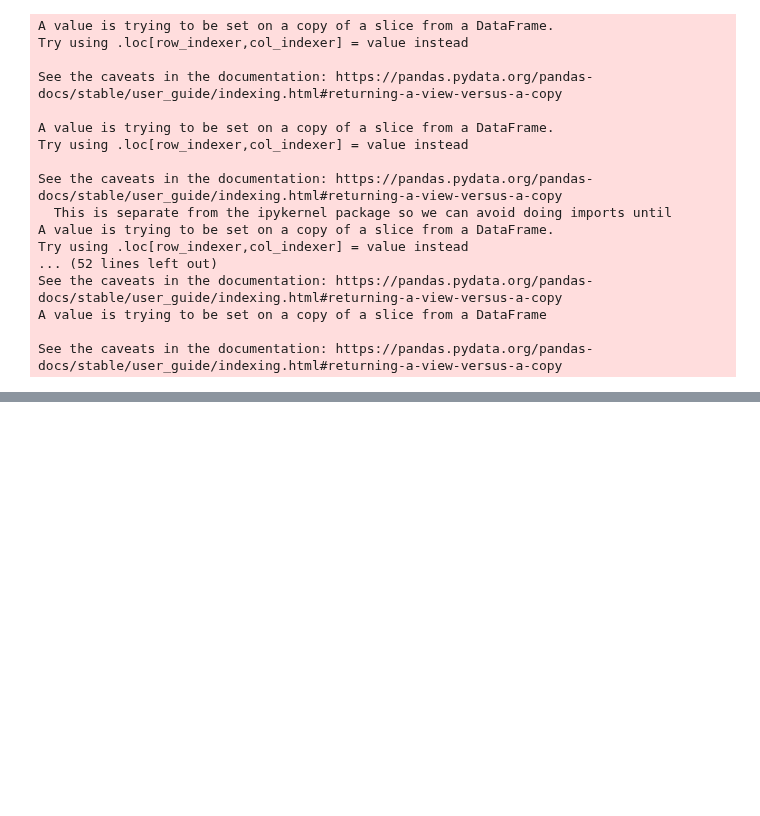
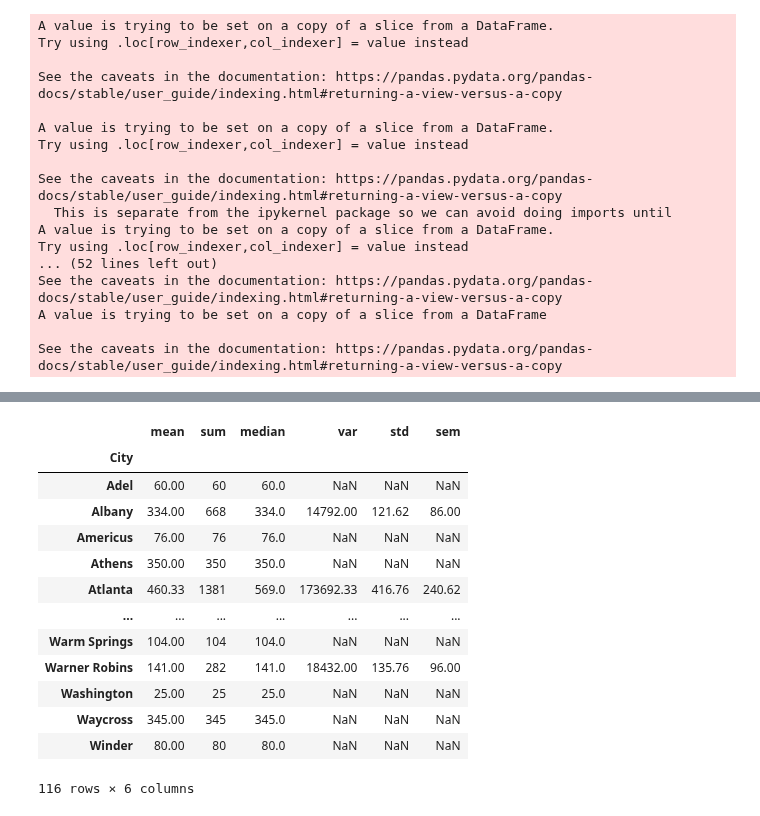
Before and after one commit to jtilenis/Data_Scavengers, a Jupyter notebook: hospital_api.ipynb, the cells around one changed output, grey strips where cells are left out. Cells and saved outputs as stored; diff of their text form; code cells hidden in the pictures; blank space fills up the shorter version.

```diff
--- a/hospital_api.ipynb
+++ b/hospital_api.ipynb
@@ -285,0 +425,21 @@ AttributeError: 'NoneType' object has no attribute 'rename'
+# %%
+hospital_group = hospital.groupby("City")
+
+summary = round(hospital_group['Acute Care Beds'].agg(['mean','sum','median','var','std','sem']), 2)
+
+summary
+# %% [output]
+|  | mean | sum | median | var | std | sem |
+| City |  |  |  |  |  |  |
+| Adel | 60.00 | 60 | 60.0 | NaN | NaN | NaN |
+| Albany | 334.00 | 668 | 334.0 | 14792.00 | 121.62 | 86.00 |
+| Americus | 76.00 | 76 | 76.0 | NaN | NaN | NaN |
+| Athens | 350.00 | 350 | 350.0 | NaN | NaN | NaN |
+| Atlanta | 460.33 | 1381 | 569.0 | 173692.33 | 416.76 | 240.62 |
+| ... | ... | ... | ... | ... | ... | ... |
+| Warm Springs | 104.00 | 104 | 104.0 | NaN | NaN | NaN |
+| Warner Robins | 141.00 | 282 | 141.0 | 18432.00 | 135.76 | 96.00 |
+| Washington | 25.00 | 25 | 25.0 | NaN | NaN | NaN |
+| Waycross | 345.00 | 345 | 345.0 | NaN | NaN | NaN |
+| Winder | 80.00 | 80 | 80.0 | NaN | NaN | NaN |
+116 rows × 6 columns
```
Also changed, not shown: parts of 17 cells of this notebook, 1 other file.
